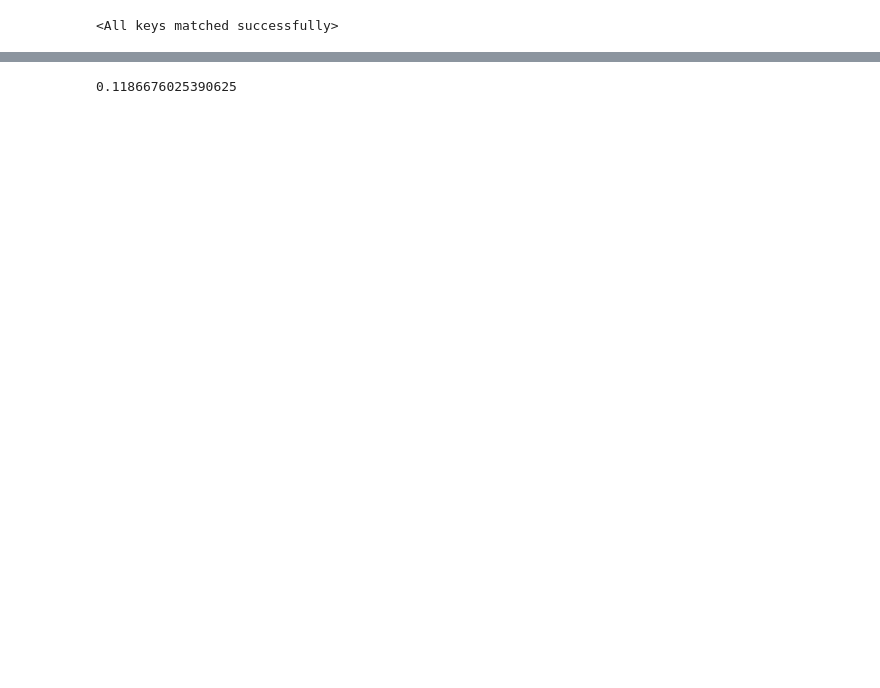
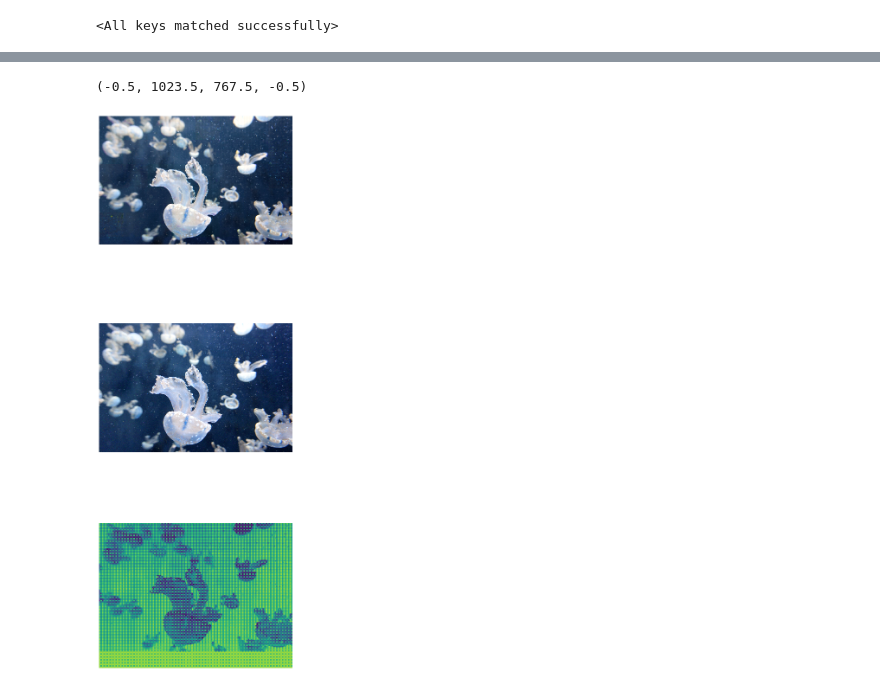
Before and after one commit to itsnarsi/1WeStar, a Jupyter notebook: test.py.ipynb, the cells around one changed output, grey strips where cells are left out. Saved outputs shown, nothing was run; the diff lists cells and outputs as text; code cells hidden in the pictures; blank space fills up the shorter version.

Commit message:
new models

```diff
--- a/test.py.ipynb
+++ b/test.py.ipynb
@@ -47,0 +137,10 @@ tensor(25.6286, grad_fn=<MulBackward0>)
+# %%
+M = models.QuantACTShuffleV3()
+check_point_file = "/media/narsi/LargeData/SP_2020/compressACT/weights/QuantACTShuffleV3_exp02/model_best.pth.tar"
+checkpoint = torch.load(check_point_file)
+M.load_state_dict(checkpoint['state_dict'], strict = False)
+
+model = models.CleanImg(M)
+check_point_file = "/media/narsi/LargeData/SP_2020/compressACT/weights/CleanImg_exp01/model_best.pth.tar"
+checkpoint = torch.load(check_point_file)
+model.load_state_dict(checkpoint['state_dict'], strict = False)
@@ -47,0 +149,2 @@ tensor(25.6286, grad_fn=<MulBackward0>)
+# %%
+Iout, Enout = perform_compression(I, model)
@@ -85,2 +166,0 @@ print('.')
-# %%
-I = torch.randn(8, 3, 256, 256).cuda()
@@ -91,2 +166,0 @@ I = torch.randn(8, 3, 256, 256).cuda()
-# %%
-I = torch.randn(8, 3, 64, 64).cuda()
@@ -147,4 +166,0 @@ os.path.getsize('test.png')/(64*64)
-# %%
-os.path.getsize('test.jpg')/(256*256)
-# %% [output]
-0.1186676025390625
@@ -158,0 +167,14 @@ Image.fromarray(np.uint8(255 * X.squeeze().data.cpu().numpy().transpose([1, 2, 0
+# %%
+plt.figure(figsize=(8, 25))
+plt.subplot(3, 1, 1)
+plt.imshow(Iout)
+plt.axis('off')
+plt.subplot(3, 1, 2)
+plt.imshow(I)
+plt.axis('off')
+plt.subplot(3, 1, 3)
+plt.imshow(Enout)
+plt.axis('off')
+# %% [output]
+(-0.5, 1023.5, 767.5, -0.5)
+[figure, added]
```
Also changed, not shown: parts of 46 cells of this notebook, 15 other files.
